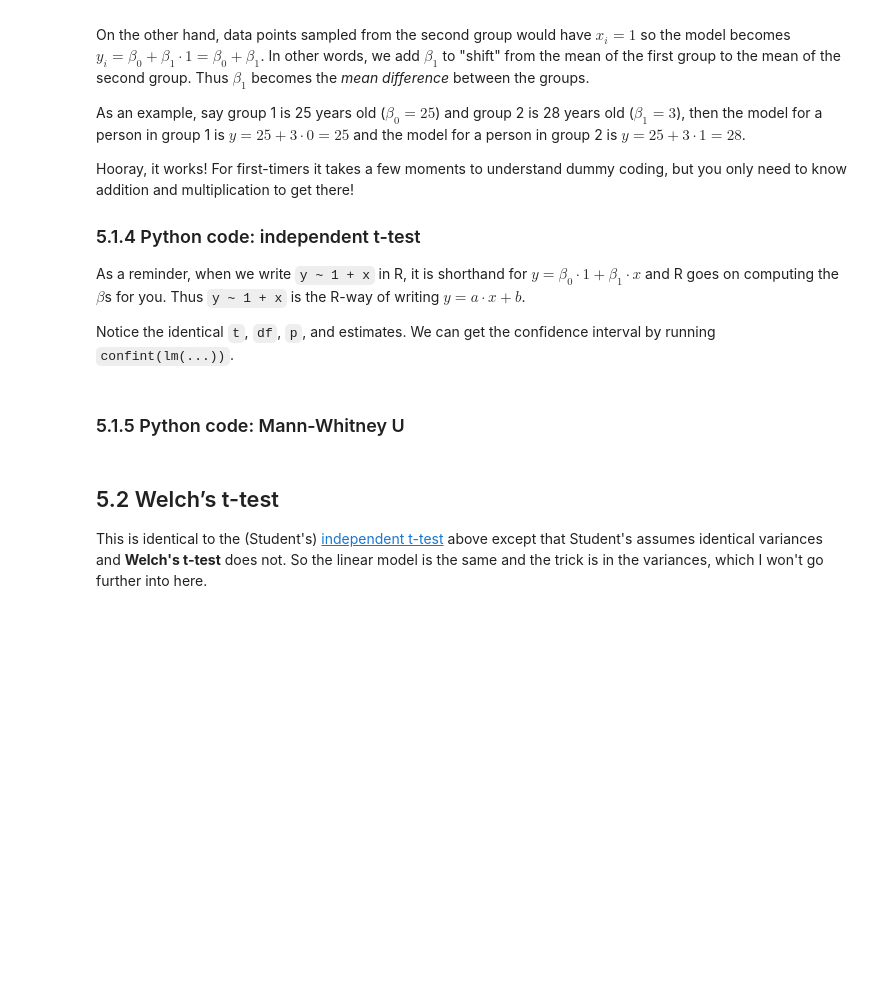
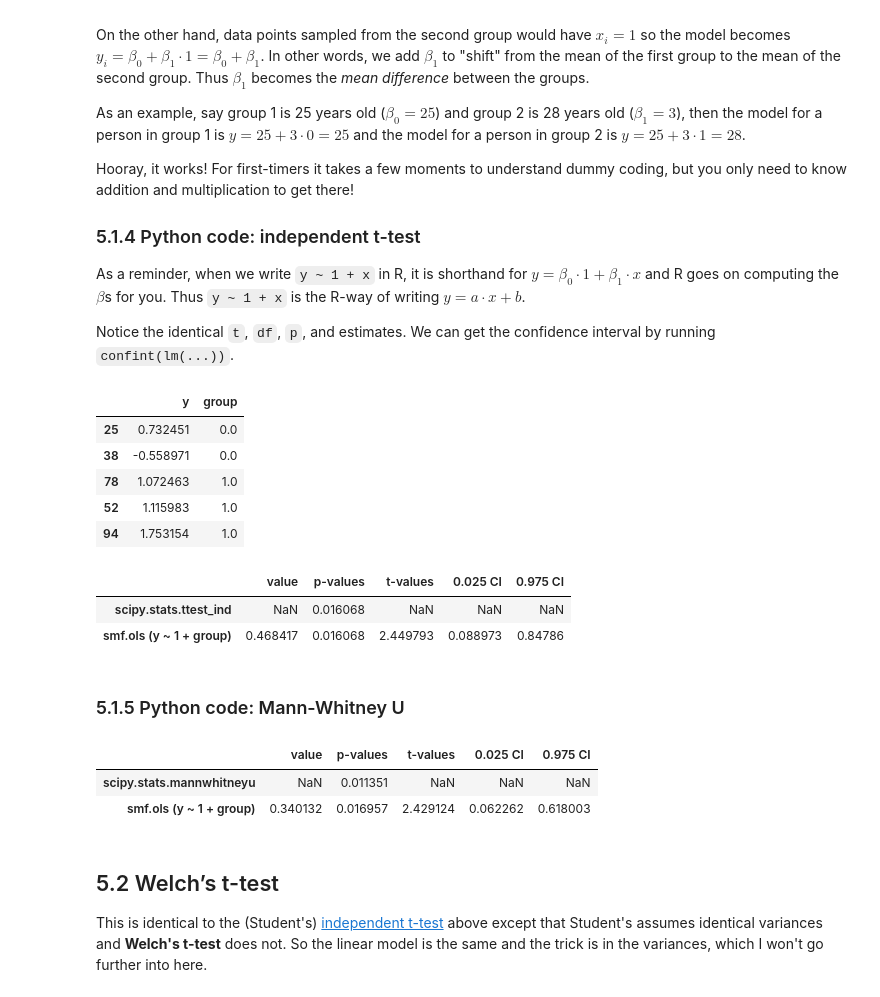
Before and after one commit to eigenfoo/tests-as-linear, a Jupyter notebook: tests-as-linear.ipynb, the cells around one changed output. Saved outputs shown, nothing was run; the diff lists cells and outputs as text; code cells hidden in the pictures; blank space fills up the shorter version.

```diff
--- a/tests-as-linear.ipynb
+++ b/tests-as-linear.ipynb
@@ -330,0 +339,13 @@ Notice the identical `t`, `df`, `p`, and estimates. We can get the confidence in
+# %%
+groups = pd.DataFrame(data=np.concatenate([data.y, data.y2]),
+                      columns=["y"])
+groups["group"] = np.concatenate([np.zeros_like(data.y), np.ones_like(data.y2)])
+groups = groups.sample(frac=1)  # Shuffle
+groups.head()
+# %% [output]
+|  | y | group |
+| 25 | 0.732451 | 0.0 |
+| 38 | -0.558971 | 0.0 |
+| 78 | 1.072463 | 1.0 |
+| 52 | 1.115983 | 1.0 |
+| 94 | 1.753154 | 1.0 |
@@ -331,2 +355,11 @@ Notice the identical `t`, `df`, `p`, and estimates. We can get the confidence in
+# %%
+utils.tabulate_results([None, p, None, None, None],
+                       res,
+                       ["scipy.stats.ttest_ind", "smf.ols (y ~ 1 + group)"],
+                       coeff="group")
+# %% [output]
+|  | value | p-values | t-values | 0.025 CI | 0.975 CI |
+| scipy.stats.ttest_ind | NaN | 0.016068 | NaN | NaN | NaN |
+| smf.ols (y ~ 1 + group) | 0.468417 | 0.016068 | 2.449793 | 0.088973 | 0.84786 |
 # %% [markdown]
 ### 5.1.5 Python code: Mann-Whitney U
@@ -335,3 +369,12 @@ Notice the identical `t`, `df`, `p`, and estimates. We can get the confidence in
+# %%
+utils.tabulate_results([None, p, None, None, None],
+                       res,
+                       ["scipy.stats.mannwhitneyu", "smf.ols (y ~ 1 + group)"],
+                       coeff="group")
+# %% [output]
+|  | value | p-values | t-values | 0.025 CI | 0.975 CI |
+| scipy.stats.mannwhitneyu | NaN | 0.011351 | NaN | NaN | NaN |
+| smf.ols (y ~ 1 + group) | 0.340132 | 0.016957 | 2.429124 | 0.062262 | 0.618003 |
 # %% [markdown]
 ## 5.2 Welch’s t-test
 
```
Also changed, not shown: parts of 21 cells of this notebook, 2 other files.
